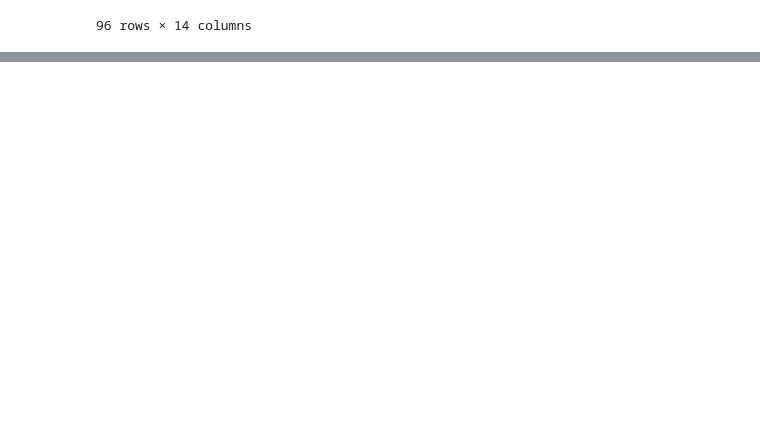
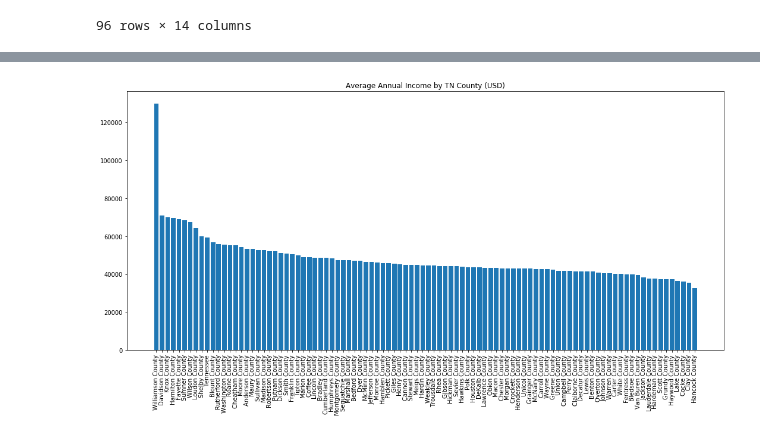
Before and after one commit to kiwi-dan/vanderbilt-data-essentials-cohort-2, a Jupyter notebook: data/weekone.ipynb, the cells around one changed output, grey strips where cells are left out. Saved outputs shown, nothing was run; the diff lists cells and outputs as text; code cells hidden in the pictures; blank space fills up the shorter version.

```diff
--- a/data/weekone.ipynb
+++ b/data/weekone.ipynb
@@ -390,0 +428,17 @@ income_county_agg
+# %%
+#create barplot for avg income by county
+import pandas as pd
+import seaborn as sns
+import geopandas as gpd
+from matplotlib import pyplot as plt
+
+income_county_agg = income_county_agg.sort_values('avg_income', ascending = False) #or hash this out to get alphabetical ordering (default for strings)
+
+plt.figure(figsize = (18,8)) #this resize has to be before plt.bar
+
+plt.bar(income_county_agg.county, income_county_agg.avg_income)
+plt.title("Average Annual Income by TN County (USD)")
+plt.xticks(rotation = 90)
+plt.show()
+# %% [output]
+[figure, added]
```
Also changed, not shown: parts of 14 cells of this notebook.
